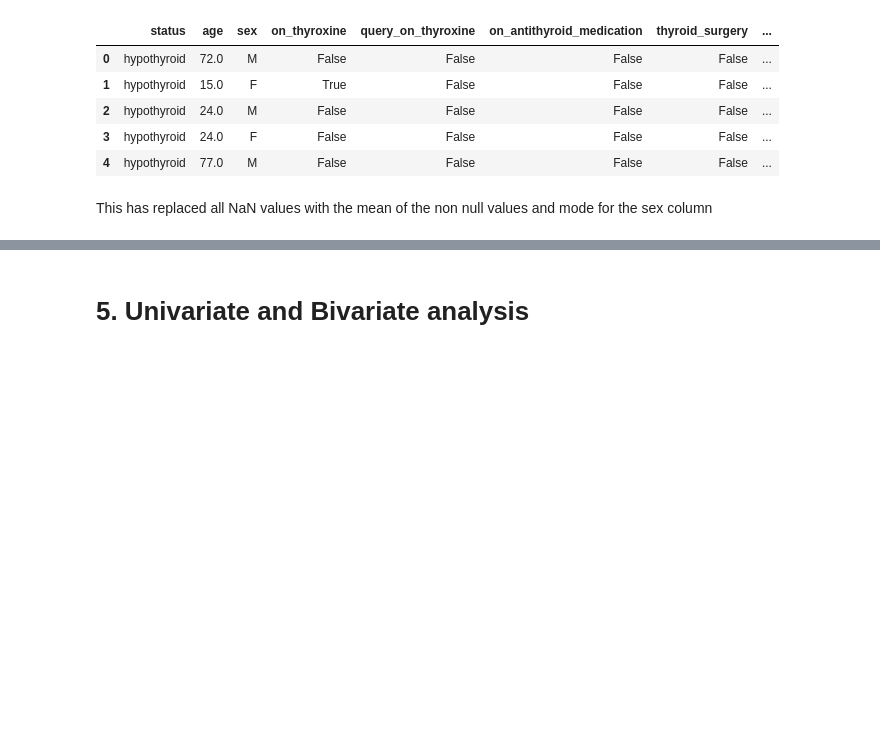
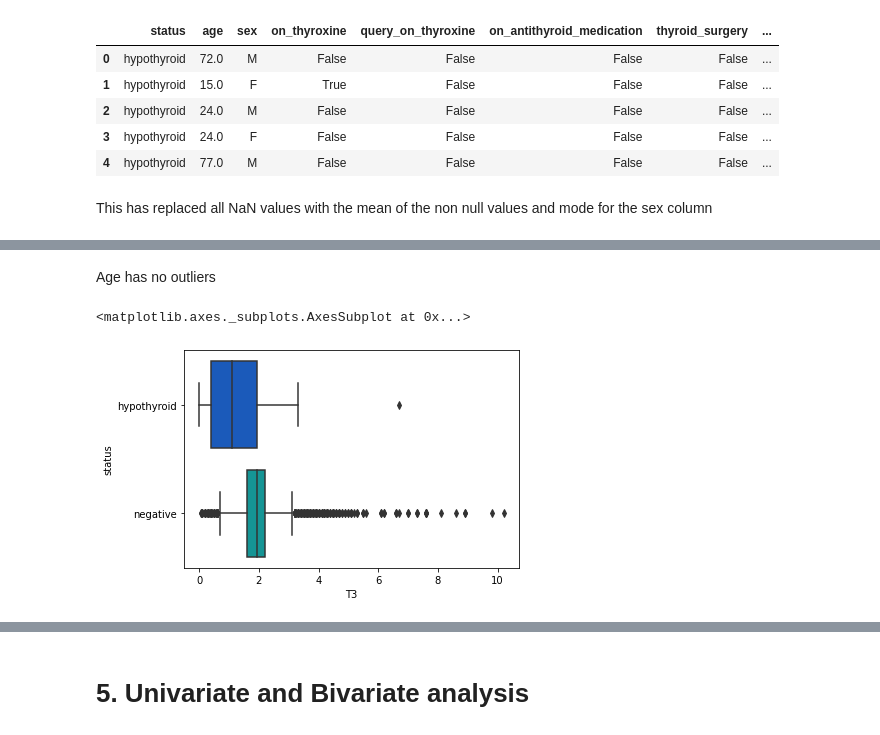
Before and after one commit to martha-irungu/Week8_Core_IP, a Jupyter notebook: Week8_Core_IP__Martha_Irungu.ipynb, the cells around one changed output, grey strips where cells are left out. Drawn from its saved outputs; the diff is of its cells as text; code cells hidden in the pictures; blank space fills up the shorter version.

```diff
--- a/Week8_Core_IP__Martha_Irungu.ipynb
+++ b/Week8_Core_IP__Martha_Irungu.ipynb
@@ -548,0 +565,8 @@ This has replaced all NaN values with the mean of the non null values and mode f
+# %% [markdown]
+Age has no outliers
+# %%
+ #Visualizing numerical variables to check for outliers
+sns.boxplot(x='T3',y ='status',data=df,palette ='winter')
+# %% [output]
+<matplotlib.axes._subplots.AxesSubplot at 0x...>
+[figure, added]
```
Also changed, not shown: parts of 21 cells of this notebook.
